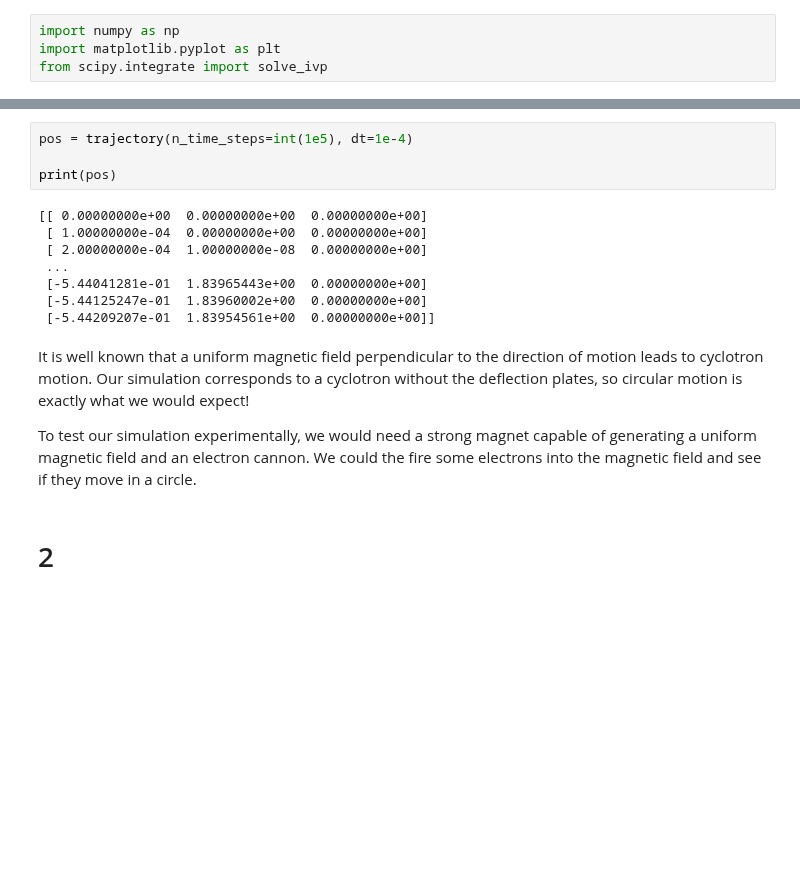
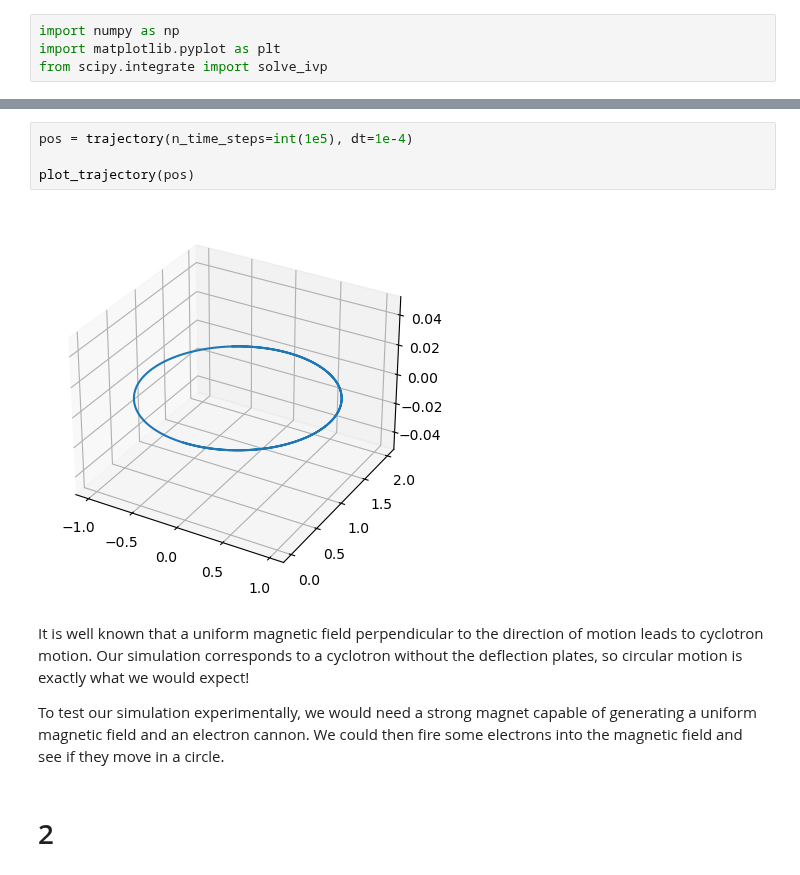
Before and after one commit to Focus9752/DatFys, a Jupyter notebook: Assignments/3 - Particles in Force Fields/assignment_3.ipynb, the cells around one changed output, grey strips where cells are left out. Cells and saved outputs as stored; diff of their text form; blank space fills up the shorter version.

```diff
--- a/Assignments/3 - Particles in Force Fields/assignment_3.ipynb
+++ b/Assignments/3 - Particles in Force Fields/assignment_3.ipynb
@@ -87,19 +88,13 @@ pos = trajectory(100, 0.1)
 # %%
 pos = trajectory(n_time_steps=int(1e5), dt=1e-4)
 
-print(pos)
+plot_trajectory(pos)
 # %% [output]
-[[ 0.00000000e+00  0.00000000e+00  0.00000000e+00]
- [ 1.00000000e-04  0.00000000e+00  0.00000000e+00]
- [ 2.00000000e-04  1.00000000e-08  0.00000000e+00]
- ...
- [-5.44041281e-01  1.83965443e+00  0.00000000e+00]
- [-5.44125247e-01  1.83960002e+00  0.00000000e+00]
- [-5.44209207e-01  1.83954561e+00  0.00000000e+00]]
+[figure, added]
 # %% [markdown]
 It is well known that a uniform magnetic field perpendicular to the direction of motion leads to cyclotron motion. Our simulation corresponds to a cyclotron without the deflection plates, so circular motion is exactly what we would expect!
 
-To test our simulation experimentally, we would need a strong magnet capable of generating a uniform magnetic field and an electron cannon. We could the fire some electrons into the magnetic field and see if they move in a circle.
+To test our simulation experimentally, we would need a strong magnet capable of generating a uniform magnetic field and an electron cannon. We could then fire some electrons into the magnetic field and see if they move in a circle.
 # %% [markdown]
 # 2
 # %% [markdown]
```
Also changed, not shown: parts of 4 cells of this notebook.
